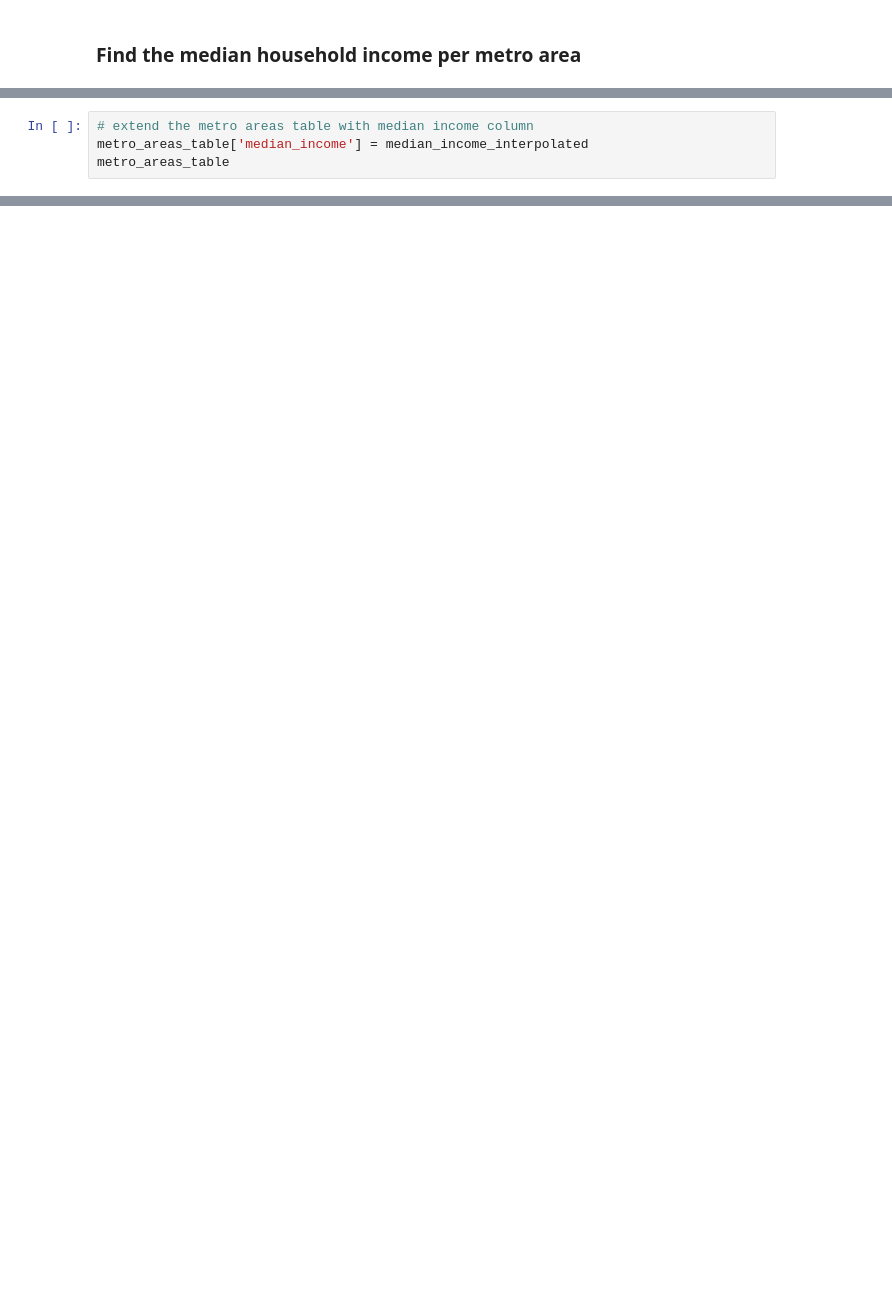
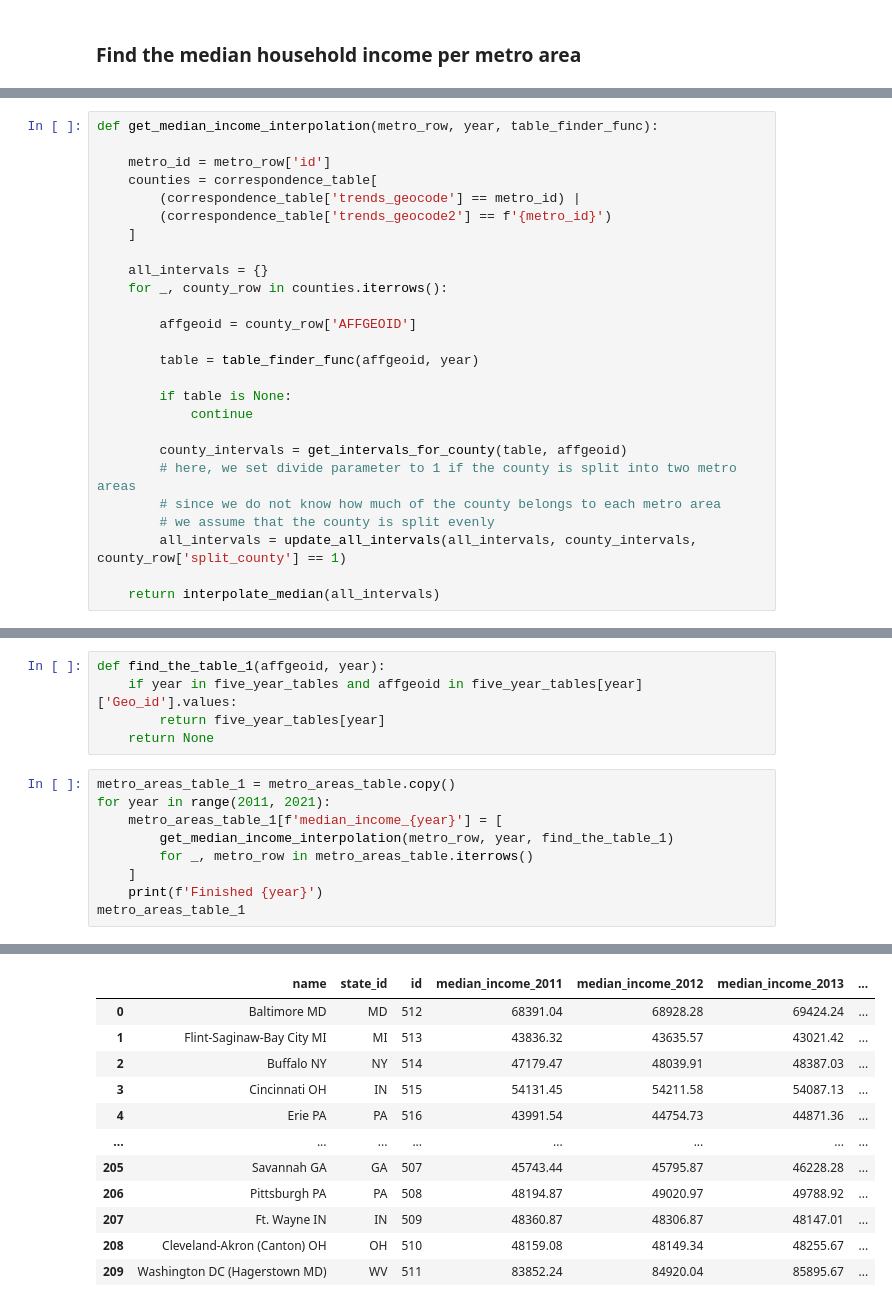
Before and after one commit to mhamzaerol/local-income-prediction-using-google-trends, a Jupyter notebook: census-google_trends-matching/matcher.ipynb, the cells around one changed output, grey strips where cells are left out. Saved outputs shown, nothing was run; the diff lists cells and outputs as text; blank space fills up the shorter version.

```diff
--- a/census-google_trends-matching/matcher.ipynb
+++ b/census-google_trends-matching/matcher.ipynb
@@ -283,4 +219,0 @@ median_income_interpolated = [
-# %%
-# extend the metro areas table with median income column
-metro_areas_table['median_income'] = median_income_interpolated
-metro_areas_table
@@ -300,0 +220,26 @@ metro_areas_table
+# %%
+def get_median_income_interpolation(metro_row, year, table_finder_func):
+
+    metro_id = metro_row['id']
+    counties = correspondence_table[
+        (correspondence_table['trends_geocode'] == metro_id) |
+        (correspondence_table['trends_geocode2'] == f'{metro_id}')
+    ]
+
+    all_intervals = {}
+    for _, county_row in counties.iterrows():
+
+        affgeoid = county_row['AFFGEOID']
+
+        table = table_finder_func(affgeoid, year)
+
+        if table is None:
+            continue
+
+        county_intervals = get_intervals_for_county(table, affgeoid)
+        # here, we set divide parameter to 1 if the county is split into two metro areas
+        # since we do not know how much of the county belongs to each metro area
+        # we assume that the county is split evenly
+        all_intervals = update_all_intervals(all_intervals, county_intervals, county_row['split_county'] == 1)
+
+    return interpolate_median(all_intervals)
@@ -300,0 +254,15 @@ metro_areas_table
+# %%
+def find_the_table_1(affgeoid, year):
+    if year in five_year_tables and affgeoid in five_year_tables[year]['Geo_id'].values:
+        return five_year_tables[year]
+    return None
+# %%
+metro_areas_table_1 = metro_areas_table.copy()
+for year in range(2011, 2021):
+    metro_areas_table_1[f'median_income_{year}'] = [
+        get_median_income_interpolation(metro_row, year, find_the_table_1)
+        for _, metro_row in metro_areas_table.iterrows()
+    ]
+    print(f'Finished {year}')
+metro_areas_table_1
+# %% [output]
@@ -300,0 +279,12 @@ metro_areas_table
+|  | name | state_id | id | median_income_2011 | median_income_2012 | median_income_2013 | ... |
+| 0 | Baltimore MD | MD | 512 | 68391.04 | 68928.28 | 69424.24 | ... |
+| 1 | Flint-Saginaw-Bay City MI | MI | 513 | 43836.32 | 43635.57 | 43021.42 | ... |
+| 2 | Buffalo NY | NY | 514 | 47179.47 | 48039.91 | 48387.03 | ... |
+| 3 | Cincinnati OH | IN | 515 | 54131.45 | 54211.58 | 54087.13 | ... |
+| 4 | Erie PA | PA | 516 | 43991.54 | 44754.73 | 44871.36 | ... |
+| ... | ... | ... | ... | ... | ... | ... | ... |
+| 205 | Savannah GA | GA | 507 | 45743.44 | 45795.87 | 46228.28 | ... |
+| 206 | Pittsburgh PA | PA | 508 | 48194.87 | 49020.97 | 49788.92 | ... |
+| 207 | Ft. Wayne IN | IN | 509 | 48360.87 | 48306.87 | 48147.01 | ... |
+| 208 | Cleveland-Akron (Canton) OH | OH | 510 | 48159.08 | 48149.34 | 48255.67 | ... |
+| 209 | Washington DC (Hagerstown MD) | WV | 511 | 83852.24 | 84920.04 | 85895.67 | ... |
```
Also changed, not shown: parts of 26 cells of this notebook, 3 other files.
